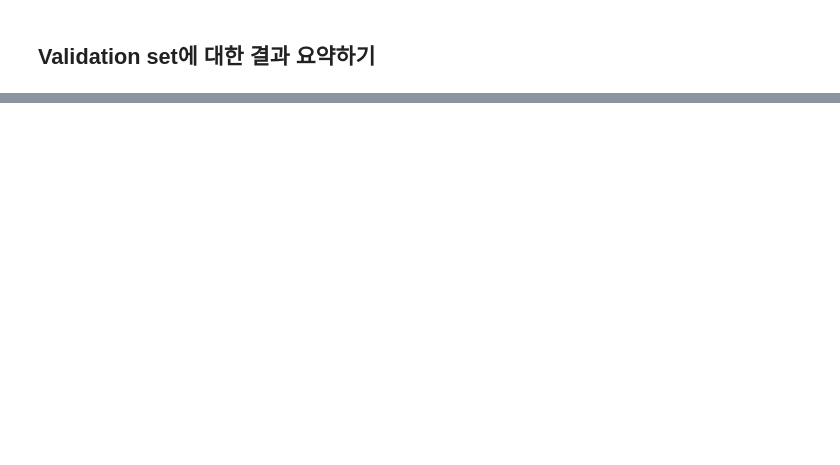
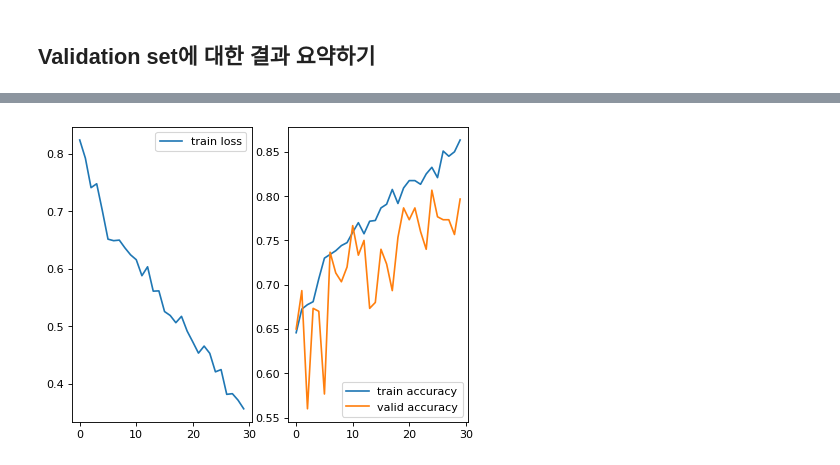
Before and after one commit to hufsaim/T10402201, a Jupyter notebook: notebook/Lab06_SimpleCNN.ipynb, the cells around one changed output, grey strips where cells are left out. Saved outputs shown, nothing was run; the diff lists cells and outputs as text; code cells hidden in the pictures; blank space fills up the shorter version.

```diff
--- a/notebook/Lab06_SimpleCNN.ipynb
+++ b/notebook/Lab06_SimpleCNN.ipynb
@@ -251,0 +235,3 @@ disp.plot(ax=plt.subplots(1, 1, facecolor='white')[1])
+# %%
+mycnn = torchvision.models.vgg11()
+mycnn
@@ -251,0 +258,5 @@ disp.plot(ax=plt.subplots(1, 1, facecolor='white')[1])
+# %%
+mycnn.features[0] = nn.Conv2d(1,64,3,1,1)
+mycnn.classifier[6] = nn.Linear(in_features=4096, out_features=3, bias=True)
+mycnn = mycnn.to(device)
+mycnn
@@ -251,0 +359,12 @@ disp.plot(ax=plt.subplots(1, 1, facecolor='white')[1])
+# %%
+plt.figure(2,dpi=80)
+plt.subplot(121)
+plt.plot(loss_train,label='train loss')
+plt.legend(loc='upper right')
+plt.subplot(122)
+plt.plot(accs_train,label='train accuracy')
+plt.plot(accs_valid,label='valid accuracy')
+plt.legend(loc='lower right')
+plt.show()
+# %% [output]
+[figure, added]
```
Also changed, not shown: parts of 19 cells of this notebook.
